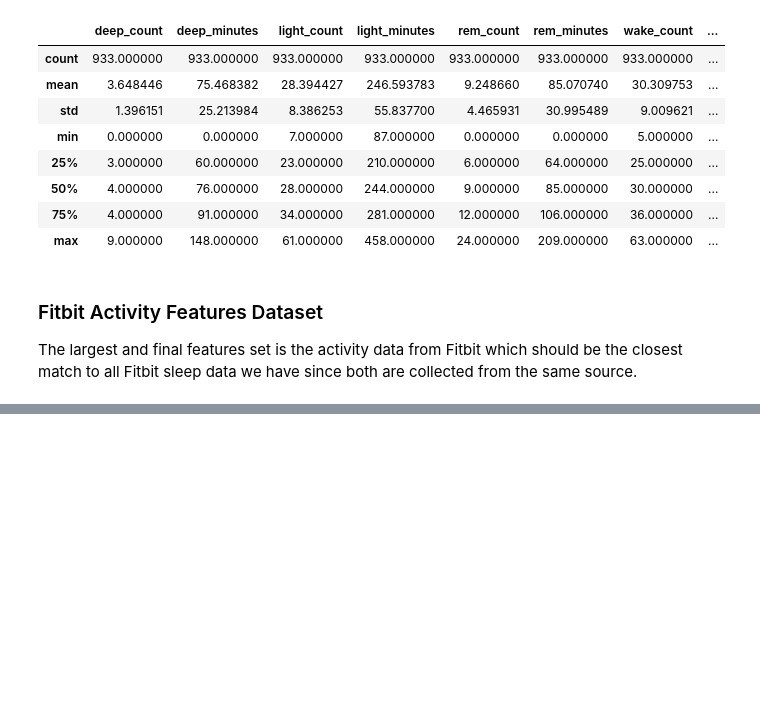
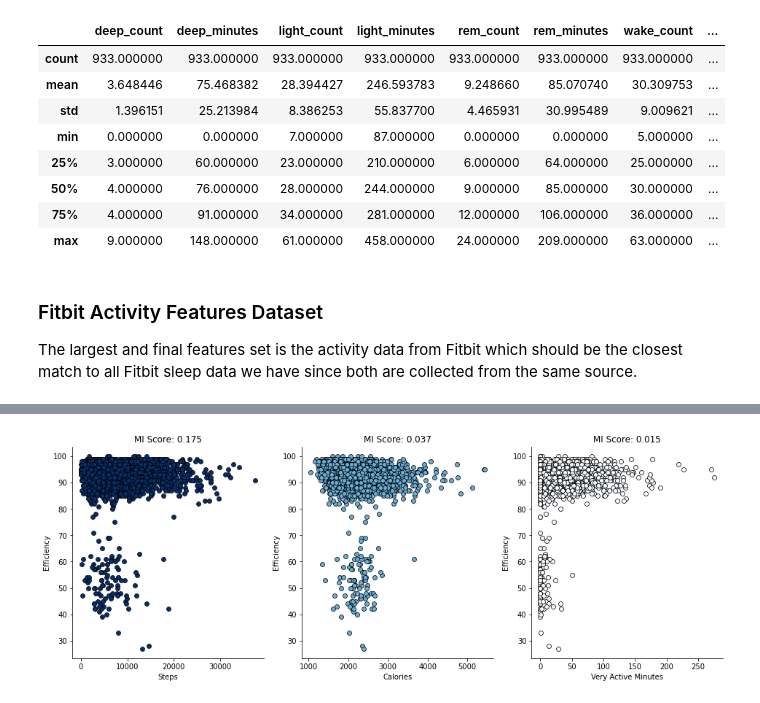
Before and after one commit to intelligent-environments-lab/utx000, a Jupyter notebook: notebooks/4.2.2-hef-fitbit-sleep_sensitivity.ipynb, the cells around one changed output, grey strips where cells are left out. Saved outputs shown, nothing was run; the diff lists cells and outputs as text; code cells hidden in the pictures; blank space fills up the shorter version.

```diff
--- a/notebooks/4.2.2-hef-fitbit-sleep_sensitivity.ipynb
+++ b/notebooks/4.2.2-hef-fitbit-sleep_sensitivity.ipynb
@@ -120,0 +286,35 @@ features_activity.describe()
+# %%
+def plot_high_scoring_relationships(X, y, mi_scores, num_scores=3, width=16):
+    """
+    Plots scatterplots of the top-ranking features and the given target
+
+    Inputs:
+    - X: dataframe of features
+    - y: series of targets
+    - mi_scores: series/list of MI scores
+    - num_scores: integer of number of variables/scores to show
+    - width: width of figure which also controls the height (width/num_scores)
+
+    Returns void
+    """
+    target = y.columns[0]
+    df = X.merge(right=y,left_index=True,right_index=True)
+    fig, axes = plt.subplots(1,num_scores,figsize=(width,width/num_scores))
+    colors = cm.get_cmap('Blues_r', num_scores)(range(num_scores))
+    for var, score, color, ax in zip(list(mi_scores.index[:num_scores]),mi_scores,colors,axes.flat):
+        sns.scatterplot(x=var, y=target, data=df, color=color, edgecolor="black",ax=ax)
+        # formatting x
+        ax.set_xlabel(var.replace("_", " ").title())
+        # formatting y
+        ax.set_ylabel(target.replace("_", " ").title())
+        # formatting remainder
+        ax.set_title(f"MI Score: {round(score,3)}")
+        for spine_loc in ["top","right"]:
+            ax.spines[spine_loc].set_visible(False)
+
+    plt.show()
+    plt.close()
+# %%
+plot_high_scoring_relationships(X, y, mi_scores, num_scores=3, width=16)
+# %% [output]
+[figure, added]
```
Also changed, not shown: parts of 28 cells of this notebook, 1 other file.
